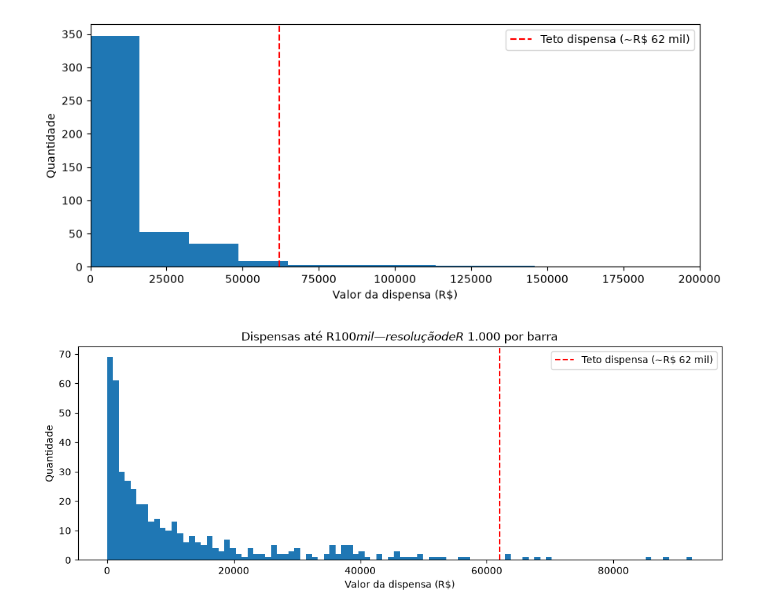
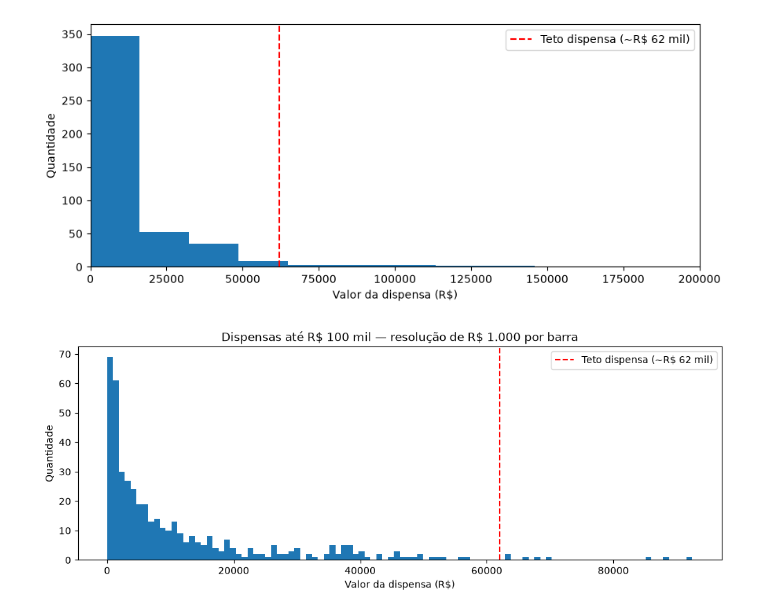
Before and after one commit to gustavogomes-dv/auditoria-ml, a Jupyter notebook: notebooks/01_exploracao.ipynb, the cells around one changed output. Saved outputs shown, nothing was run; the diff lists cells and outputs as text; code cells hidden in the pictures.

```diff
--- a/notebooks/01_exploracao.ipynb
+++ b/notebooks/01_exploracao.ipynb
@@ -194,13 +195,13 @@ plt.show()
 # %%
 valores_zoom = valores[valores <= 100000]
 
 plt.figure(figsize=(12, 4))
 plt.hist(valores_zoom, bins=100)
 plt.axvline(62000, color="red", linestyle="--", label="Teto dispensa (~R$ 62 mil)")
 plt.xlabel("Valor da dispensa (R$)")
 plt.ylabel("Quantidade")
-plt.title("Dispensas até R$ 100 mil — resolução de R$ 1.000 por barra")
+plt.title("Dispensas até R\$ 100 mil — resolução de R\$ 1.000 por barra")
 plt.legend()
-plt.show()
+plt.show();
 # %% [output]
-[figure, old version]
+[figure, new version]
```
Also changed, not shown: parts of 1 cell of this notebook.
